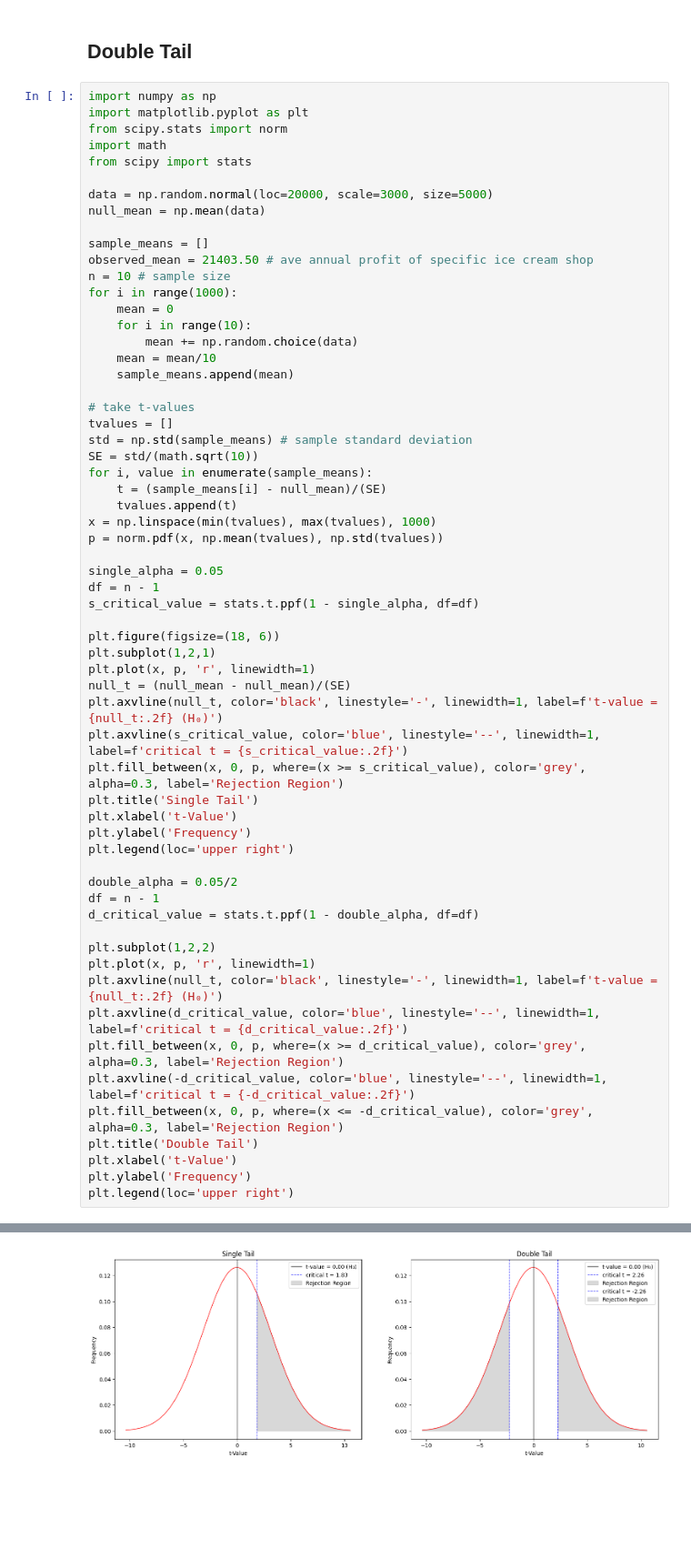
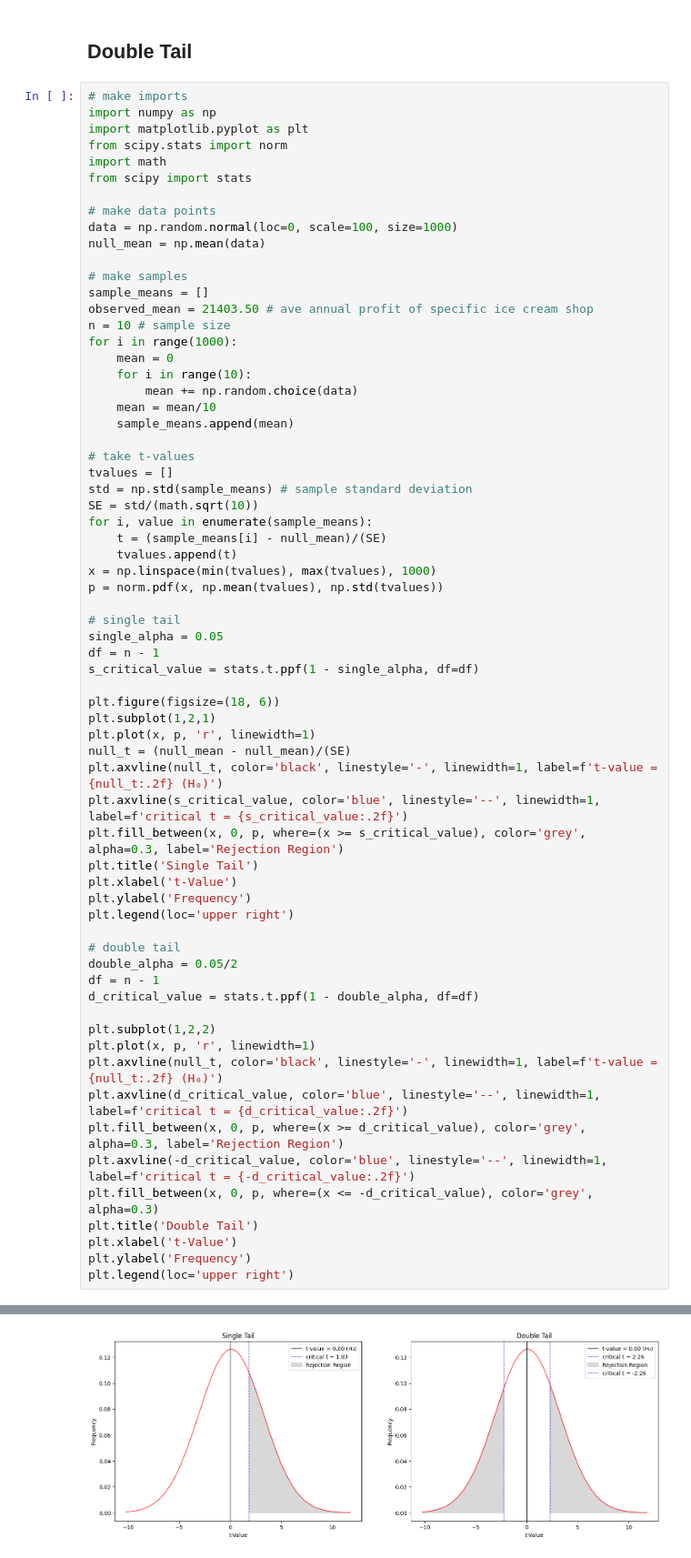
Before and after one commit to Jo-Banana-123/Hypothesis-Testing, a Jupyter notebook: single-double-tail.ipynb, the cells around one changed output, grey strips where cells are left out. Shown: that part at 91% size. Cells and saved outputs as stored; diff of their text form; blank space fills up the shorter version.

```diff
--- a/single-double-tail.ipynb
+++ b/single-double-tail.ipynb
@@ -5,15 +5,18 @@
 # %% [markdown]
 ## Double Tail
 # %%
+# make imports
 import numpy as np
 import matplotlib.pyplot as plt
 from scipy.stats import norm
 import math
 from scipy import stats
 
-data = np.random.normal(loc=20000, scale=3000, size=5000)
+# make data points
+data = np.random.normal(loc=0, scale=100, size=1000)
 null_mean = np.mean(data)
 
+# make samples
 sample_means = []
 observed_mean = 21403.50 # ave annual profit of specific ice cream shop
 n = 10 # sample size
@@ -34,37 +37,39 @@ for i, value in enumerate(sample_means):
 x = np.linspace(min(tvalues), max(tvalues), 1000)
 p = norm.pdf(x, np.mean(tvalues), np.std(tvalues))
 
+# single tail
 single_alpha = 0.05
 df = n - 1
 s_critical_value = stats.t.ppf(1 - single_alpha, df=df)
 
 plt.figure(figsize=(18, 6))
 plt.subplot(1,2,1)
 plt.plot(x, p, 'r', linewidth=1)
 null_t = (null_mean - null_mean)/(SE)
 plt.axvline(null_t, color='black', linestyle='-', linewidth=1, label=f't-value = {null_t:.2f} (H₀)')
 plt.axvline(s_critical_value, color='blue', linestyle='--', linewidth=1, label=f'critical t = {s_critical_value:.2f}')
 plt.fill_between(x, 0, p, where=(x >= s_critical_value), color='grey', alpha=0.3, label='Rejection Region')
 plt.title('Single Tail')
 plt.xlabel('t-Value')
 plt.ylabel('Frequency')
 plt.legend(loc='upper right')
 
+# double tail
 double_alpha = 0.05/2
 df = n - 1
 d_critical_value = stats.t.ppf(1 - double_alpha, df=df)
 
 plt.subplot(1,2,2)
 plt.plot(x, p, 'r', linewidth=1)
 plt.axvline(null_t, color='black', linestyle='-', linewidth=1, label=f't-value = {null_t:.2f} (H₀)')
 plt.axvline(d_critical_value, color='blue', linestyle='--', linewidth=1, label=f'critical t = {d_critical_value:.2f}')
 plt.fill_between(x, 0, p, where=(x >= d_critical_value), color='grey', alpha=0.3, label='Rejection Region')
 plt.axvline(-d_critical_value, color='blue', linestyle='--', linewidth=1, label=f'critical t = {-d_critical_value:.2f}')
-plt.fill_between(x, 0, p, where=(x <= -d_critical_value), color='grey', alpha=0.3, label='Rejection Region')
+plt.fill_between(x, 0, p, where=(x <= -d_critical_value), color='grey', alpha=0.3)
 plt.title('Double Tail')
 plt.xlabel('t-Value')
 plt.ylabel('Frequency')
 plt.legend(loc='upper right')
 # %% [output]
 <matplotlib.legend.Legend at 0x...>
-[figure, old version]
+[figure, new version]
```
